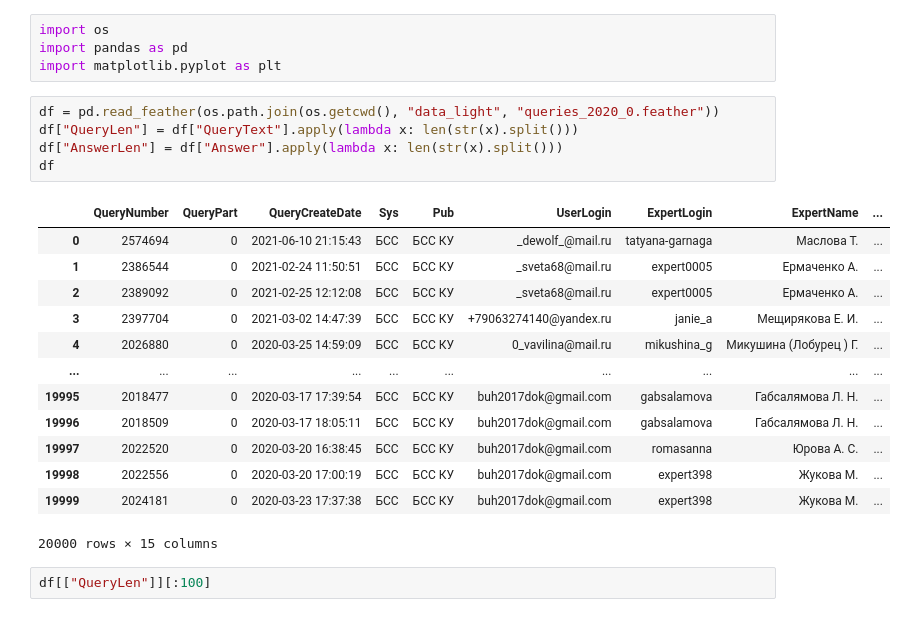
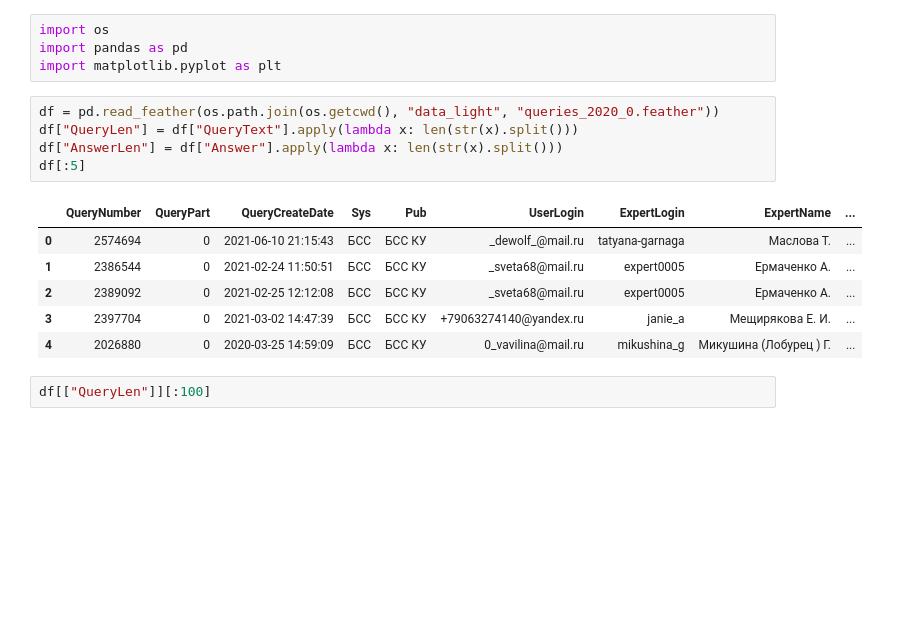
Before and after one commit to nichnikov/AITK-519-llm-train-write-support-queries, a Jupyter notebook: data_analysis.ipynb, the cells around one changed output. Cells and saved outputs as stored; diff of their text form; blank space fills up the shorter version.

```diff
--- a/data_analysis.ipynb
+++ b/data_analysis.ipynb
@@ -5,22 +5,15 @@ import matplotlib.pyplot as plt
 # %%
 df = pd.read_feather(os.path.join(os.getcwd(), "data_light", "queries_2020_0.feather"))
 df["QueryLen"] = df["QueryText"].apply(lambda x: len(str(x).split()))
 df["AnswerLen"] = df["Answer"].apply(lambda x: len(str(x).split()))
-df
+df[:5]
 # %% [output]
 |  | QueryNumber | QueryPart | QueryCreateDate | Sys | Pub | UserLogin | ExpertLogin | ExpertName | ... |
 | 0 | 2574694 | 0 | 2021-06-10 21:15:43 | БСС | БСС КУ | _dewolf_@mail.ru | tatyana-garnaga | Маслова Т. | ... |
 | 1 | 2386544 | 0 | 2021-02-24 11:50:51 | БСС | БСС КУ | _sveta68@mail.ru | expert0005 | Ермаченко А. | ... |
 | 2 | 2389092 | 0 | 2021-02-25 12:12:08 | БСС | БСС КУ | _sveta68@mail.ru | expert0005 | Ермаченко А. | ... |
 | 3 | 2397704 | 0 | 2021-03-02 14:47:39 | БСС | БСС КУ | +79063274140@yandex.ru | janie_a | Мещирякова Е. И. | ... |
 | 4 | 2026880 | 0 | 2020-03-25 14:59:09 | БСС | БСС КУ | 0_vavilina@mail.ru | mikushina_g | Микушина (Лобурец ) Г. | ... |
-| ... | ... | ... | ... | ... | ... | ... | ... | ... | ... |
-| 19995 | 2018477 | 0 | 2020-03-17 17:39:54 | БСС | БСС КУ | buh2017dok@gmail.com | gabsalamova | Габсалямова Л. Н. | ... |
-| 19996 | 2018509 | 0 | 2020-03-17 18:05:11 | БСС | БСС КУ | buh2017dok@gmail.com | gabsalamova | Габсалямова Л. Н. | ... |
-| 19997 | 2022520 | 0 | 2020-03-20 16:38:45 | БСС | БСС КУ | buh2017dok@gmail.com | romasanna | Юрова А. С. | ... |
-| 19998 | 2022556 | 0 | 2020-03-20 17:00:19 | БСС | БСС КУ | buh2017dok@gmail.com | expert398 | Жукова М. | ... |
-| 19999 | 2024181 | 0 | 2020-03-23 17:37:38 | БСС | БСС КУ | buh2017dok@gmail.com | expert398 | Жукова М. | ... |
-20000 rows × 15 columns
 # %%
 df[["QueryLen"]][:100]
 # %% [output]
```
Also changed, not shown: parts of 2 cells of this notebook, 2 other files.
